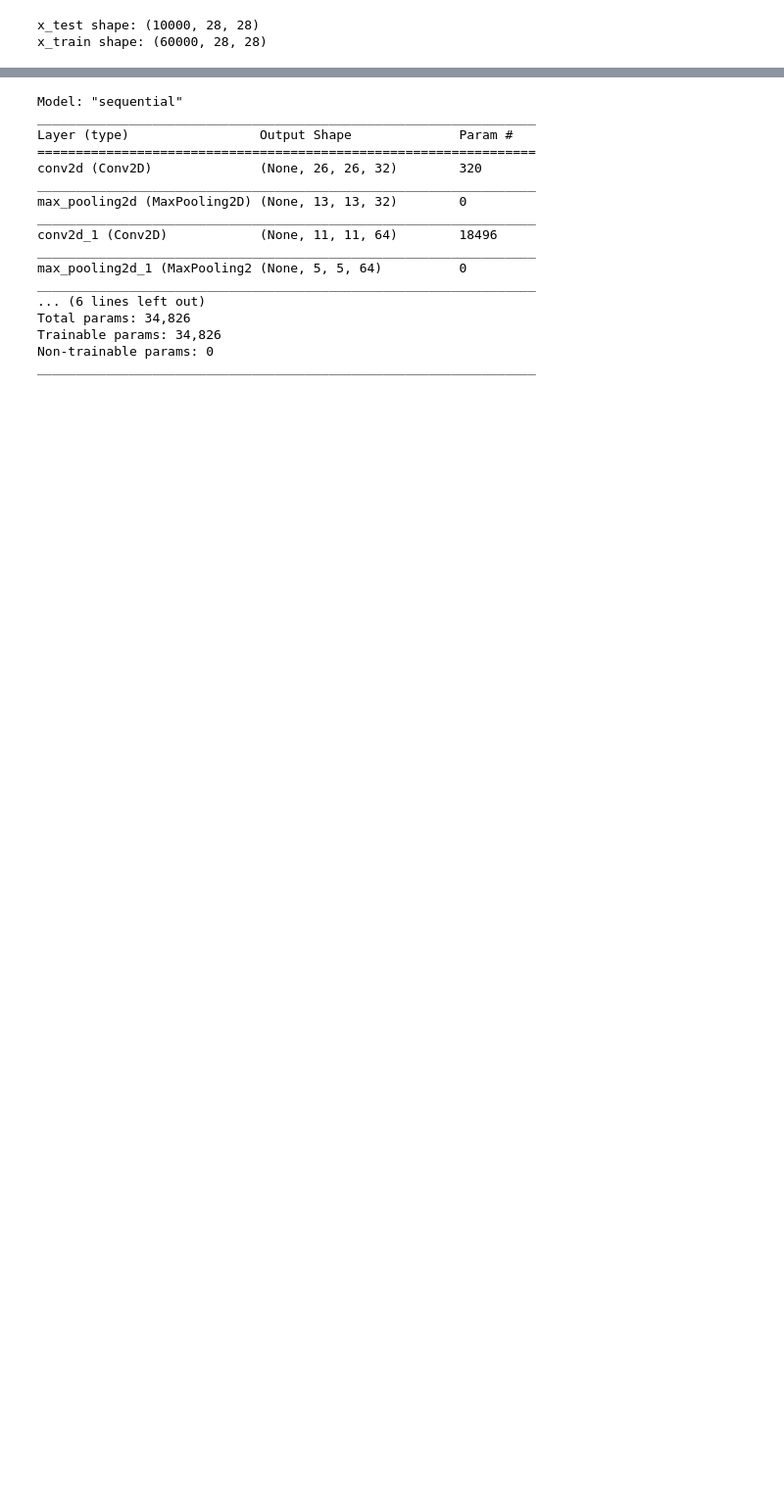
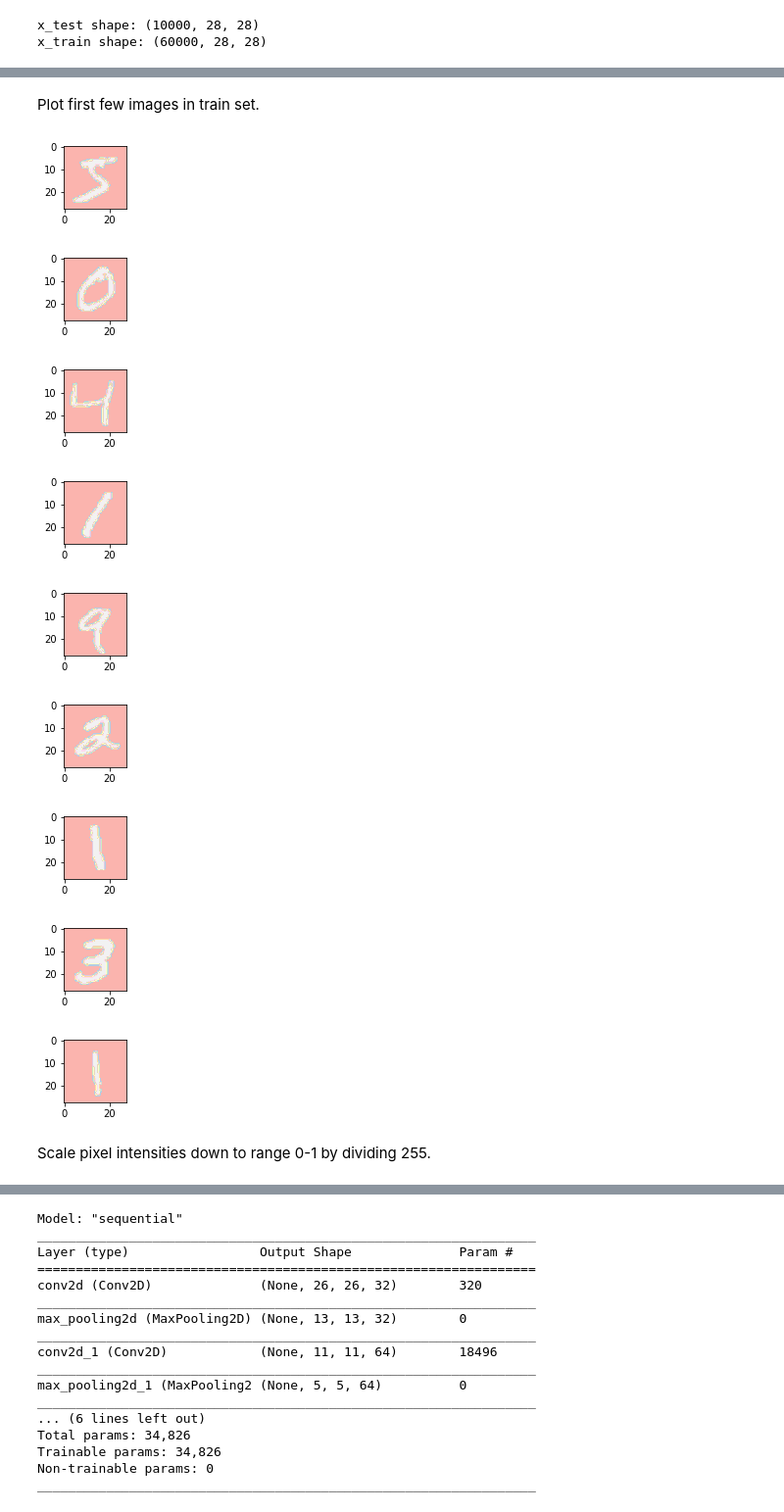
Before and after one commit to truc-h-nguyen/Toddler-activity-suggestions, a Jupyter notebook: Simple_MNIST_convnet.ipynb, the cells around one changed output, grey strips where cells are left out. Shown at 98% size. Drawn from its saved outputs; the diff is of its cells as text; code cells hidden in the pictures; blank space fills up the shorter version.

```diff
--- a/Simple_MNIST_convnet.ipynb
+++ b/Simple_MNIST_convnet.ipynb
@@ -38,3 +110,27 @@ plt.show()
+# %% [markdown]
+Plot first few images in train set.
+# %%
+n_rows = 3
+n_cols = 3
+i=0
+for row in range(n_rows):
+  for col in range(n_cols):
+    plt.subplot(n_rows,n_cols,i+1)
+    plt.imshow(x_train[i], cmap='Pastel1')
+    i+=1
+    plt.show()
+# %% [output]
+[figure, added]
+[figure, added]
+[figure, added]
+[figure, added]
+[figure, added]
+[figure, added]
+[figure, added]
+[figure, added]
+[figure, added]
+# %% [markdown]
+Scale pixel intensities down to range 0-1 by dividing 255.
 # %%
 # Scale images to the [0, 1] range
 x_train = x_train.astype("float32") / 255 #the pixel intensities are represented as floats from 0.0 to 255.0 => so we divide by 255
```
Also changed, not shown: parts of 20 cells of this notebook.
